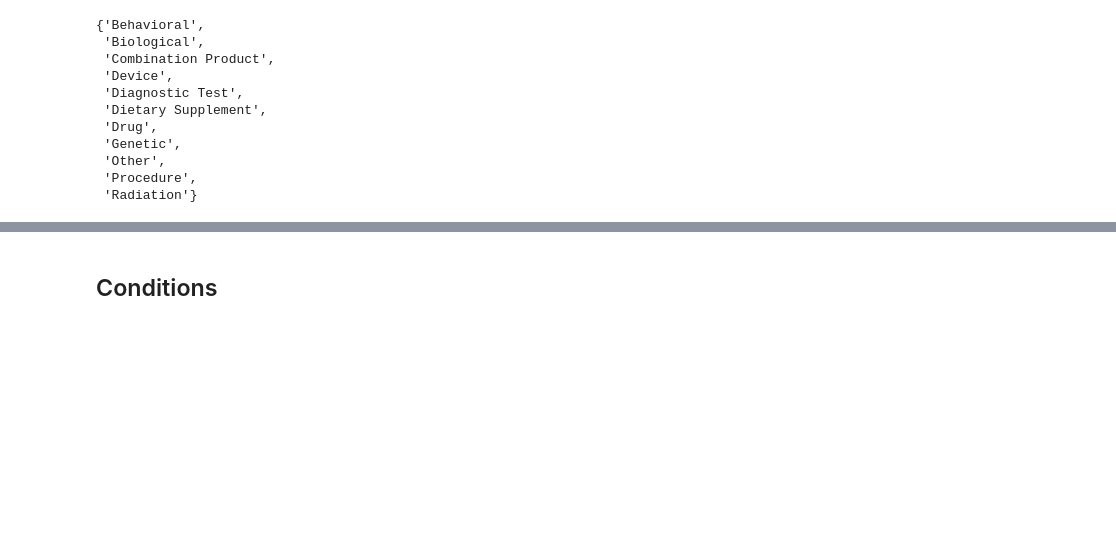
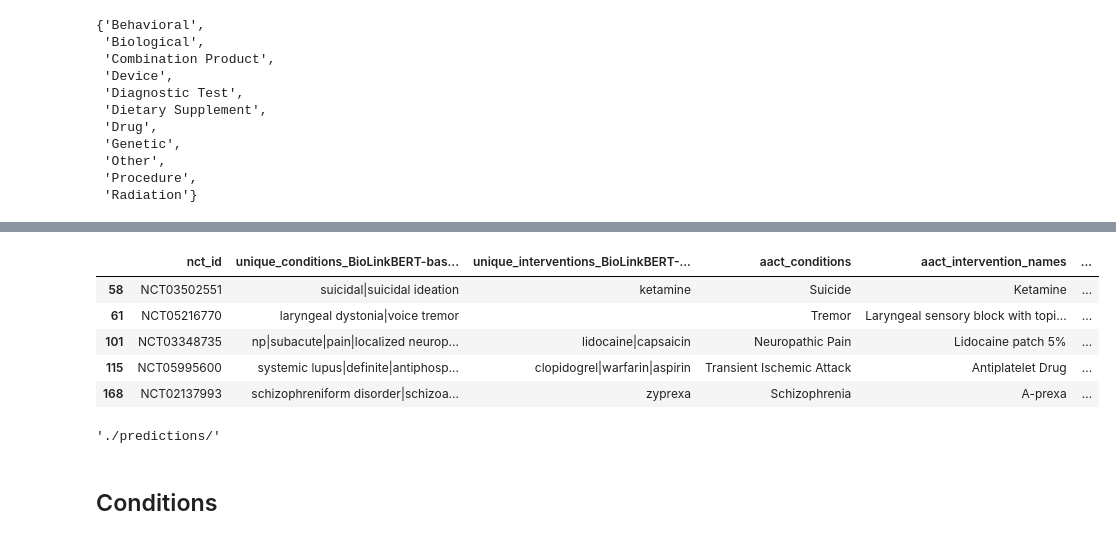
Before and after one commit to Ineichen-Group/NeuroTrialAnalysis, a Jupyter notebook: 01-process-NER-annotations.ipynb, the cells around one changed output, grey strips where cells are left out. Cells and saved outputs as stored; diff of their text form; code cells hidden in the pictures; blank space fills up the shorter version.

```diff
--- a/01-process-NER-annotations.ipynb
+++ b/01-process-NER-annotations.ipynb
@@ -268,0 +340,13 @@ df_unique_labels_with_aact.head()
+# %%
+df_to_save.head()
+# %% [output]
+|  | nct_id | unique_conditions_BioLinkBERT-bas... | unique_interventions_BioLinkBERT-... | aact_conditions | aact_intervention_names | ... |
+| 58 | NCT03502551 | suicidal|suicidal ideation | ketamine | Suicide | Ketamine | ... |
+| 61 | NCT05216770 | laryngeal dystonia|voice tremor |  | Tremor | Laryngeal sensory block with topi... | ... |
+| 101 | NCT03348735 | np|subacute|pain|localized neurop... | lidocaine|capsaicin | Neuropathic Pain | Lidocaine patch 5% | ... |
+| 115 | NCT05995600 | systemic lupus|definite|antiphosp... | clopidogrel|warfarin|aspirin | Transient Ischemic Attack | Antiplatelet Drug | ... |
+| 168 | NCT02137993 | schizophreniform disorder|schizoa... | zyprexa | Schizophrenia | A-prexa | ... |
+# %%
+annotated_files_path_prefix
+# %% [output]
+'./predictions/'
```
Also changed, not shown: parts of 10 cells of this notebook.
